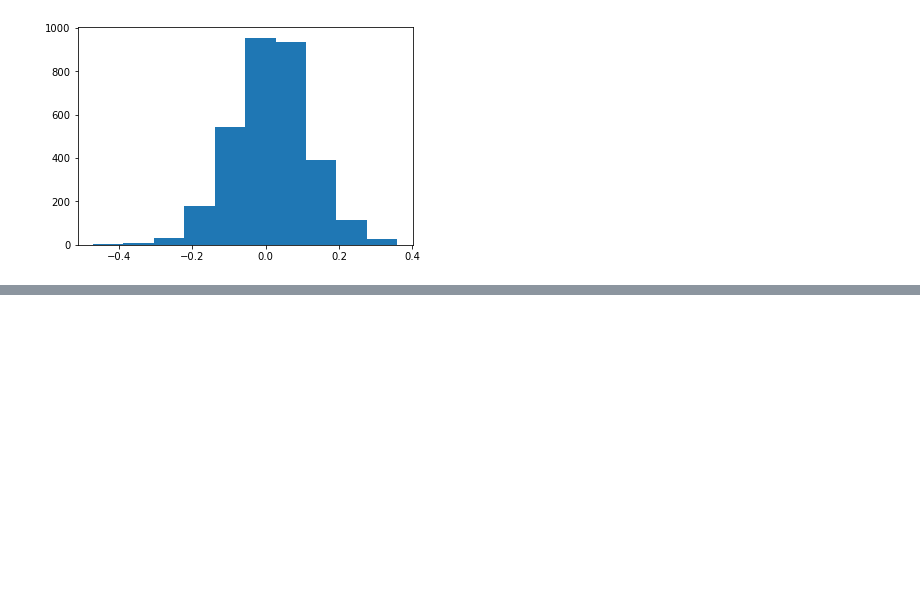
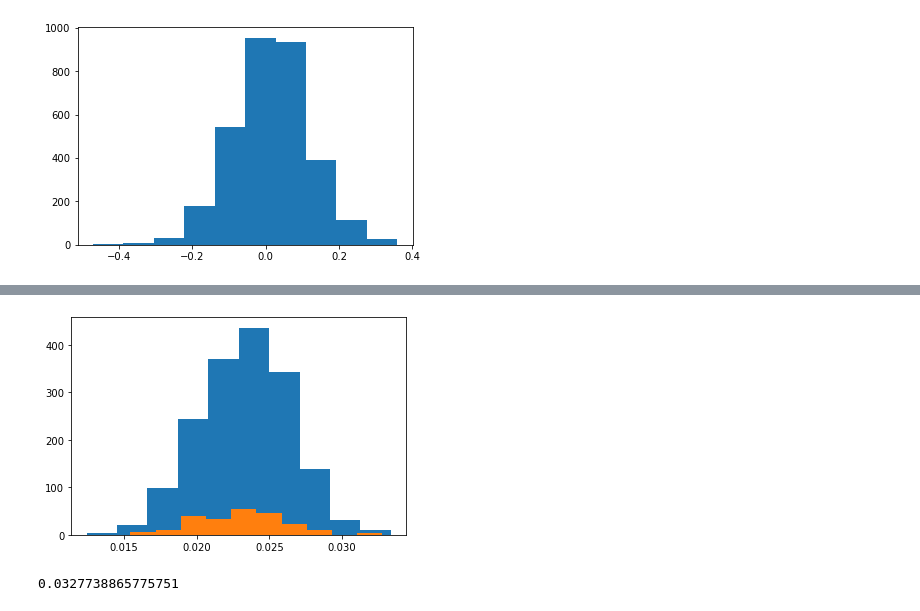
Before and after one commit to KSaid-1/DESI_fuji_FP, a Jupyter notebook: Coma_distance_v01.ipynb, the cells around one changed output, grey strips where cells are left out. Saved outputs shown, nothing was run; the diff lists cells and outputs as text; code cells hidden in the pictures; blank space fills up the shorter version.

```diff
--- a/Coma_distance_v01.ipynb
+++ b/Coma_distance_v01.ipynb
@@ -111,0 +139,10 @@ plt.show()
+# %%
+plt.hist(coma_desi.z)
+plt.hist(coma_merged.z_1)
+plt.show()
+# %% [output]
+[figure, added]
+# %%
+print (max(coma_merged.z_1))
+# %% [output]
+0.0327738865775751
```
Also changed, not shown: parts of 10 cells of this notebook.
